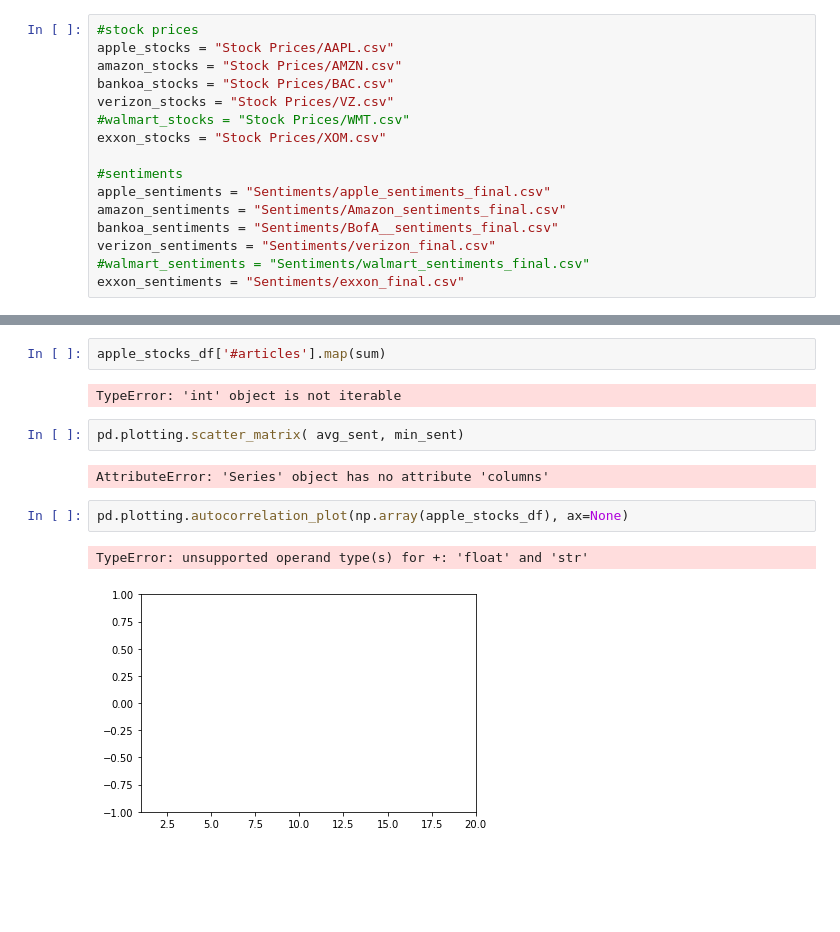
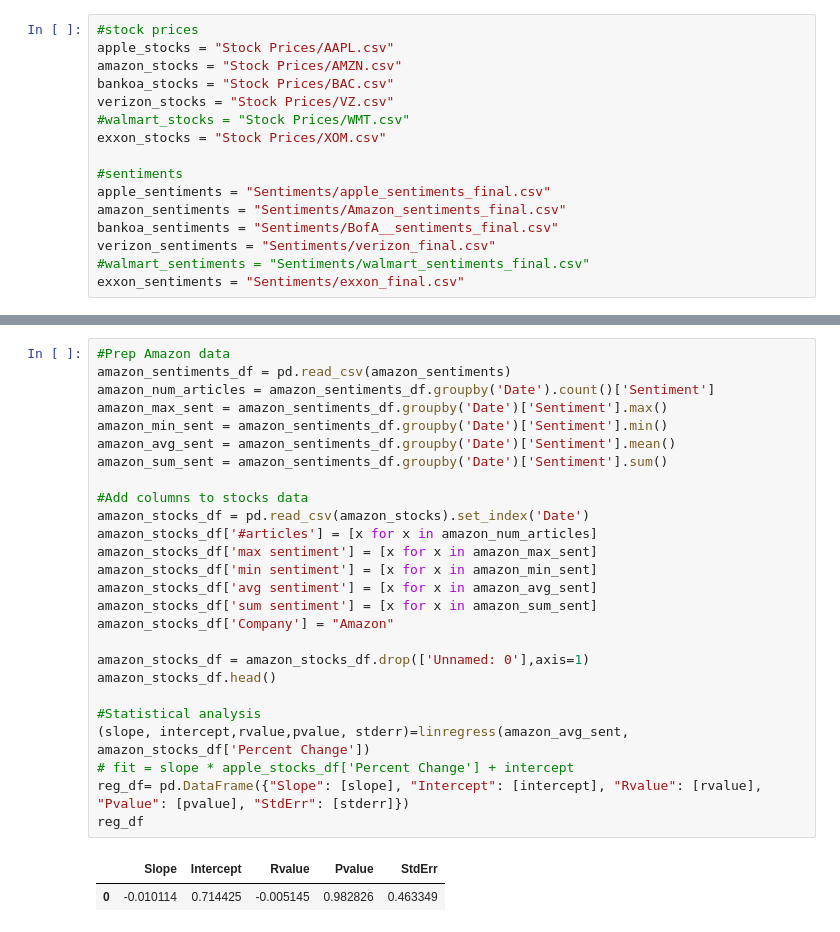
Before and after one commit to luwoldy/group_5_tbc, a Jupyter notebook: data_analysis.ipynb, the cells around one changed output, grey strips where cells are left out. Saved outputs shown, nothing was run; the diff lists cells and outputs as text; blank space fills up the shorter version.

```diff
--- a/data_analysis.ipynb
+++ b/data_analysis.ipynb
@@ -62,13 +62,29 @@ apple_stocks_df
-# %%
-apple_stocks_df['#articles'].map(sum)
-# %% [output]
-TypeError: 'int' object is not iterable
-# %%
-pd.plotting.scatter_matrix( avg_sent, min_sent)
-# %% [output]
-AttributeError: 'Series' object has no attribute 'columns'
-# %%
-pd.plotting.autocorrelation_plot(np.array(apple_stocks_df), ax=None)
-# %% [output]
-TypeError: unsupported operand type(s) for +: 'float' and 'str'
-[figure, removed]
+# %%
+#Prep Amazon data
+amazon_sentiments_df = pd.read_csv(amazon_sentiments)
+amazon_num_articles = amazon_sentiments_df.groupby('Date').count()['Sentiment']
+amazon_max_sent = amazon_sentiments_df.groupby('Date')['Sentiment'].max()
+amazon_min_sent = amazon_sentiments_df.groupby('Date')['Sentiment'].min()
+amazon_avg_sent = amazon_sentiments_df.groupby('Date')['Sentiment'].mean()
+amazon_sum_sent = amazon_sentiments_df.groupby('Date')['Sentiment'].sum()
+
+#Add columns to stocks data
+amazon_stocks_df = pd.read_csv(amazon_stocks).set_index('Date')
+amazon_stocks_df['#articles'] = [x for x in amazon_num_articles]
+amazon_stocks_df['max sentiment'] = [x for x in amazon_max_sent]
+amazon_stocks_df['min sentiment'] = [x for x in amazon_min_sent]
+amazon_stocks_df['avg sentiment'] = [x for x in amazon_avg_sent]
+amazon_stocks_df['sum sentiment'] = [x for x in amazon_sum_sent]
+amazon_stocks_df['Company'] = "Amazon"
+
+amazon_stocks_df = amazon_stocks_df.drop(['Unnamed: 0'],axis=1)
+amazon_stocks_df.head()
+
+#Statistical analysis
+(slope, intercept,rvalue,pvalue, stderr)=linregress(amazon_avg_sent, amazon_stocks_df['Percent Change'])
+# fit = slope * apple_stocks_df['Percent Change'] + intercept
+reg_df= pd.DataFrame({"Slope": [slope], "Intercept": [intercept], "Rvalue": [rvalue], "Pvalue": [pvalue], "StdErr": [stderr]})
+reg_df
+# %% [output]
+|  | Slope | Intercept | Rvalue | Pvalue | StdErr |
+| 0 | -0.010114 | 0.714425 | -0.005145 | 0.982826 | 0.463349 |
```
Also changed, not shown: parts of 12 cells of this notebook, 14 other files.
